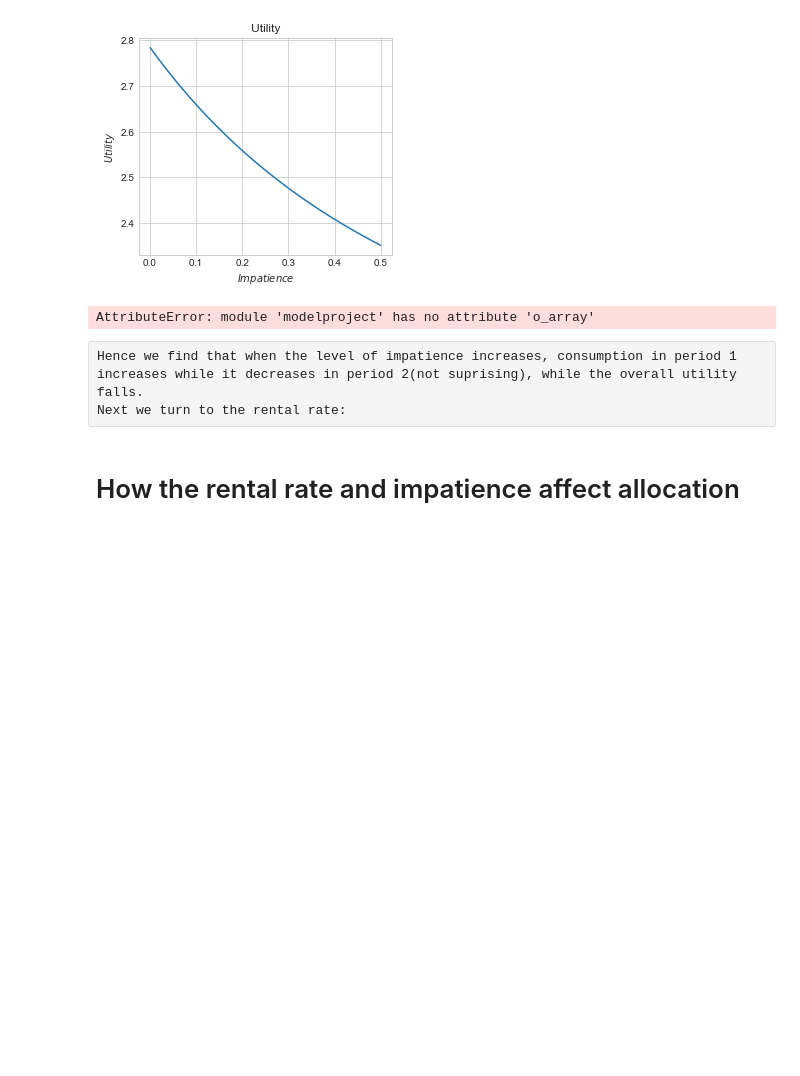
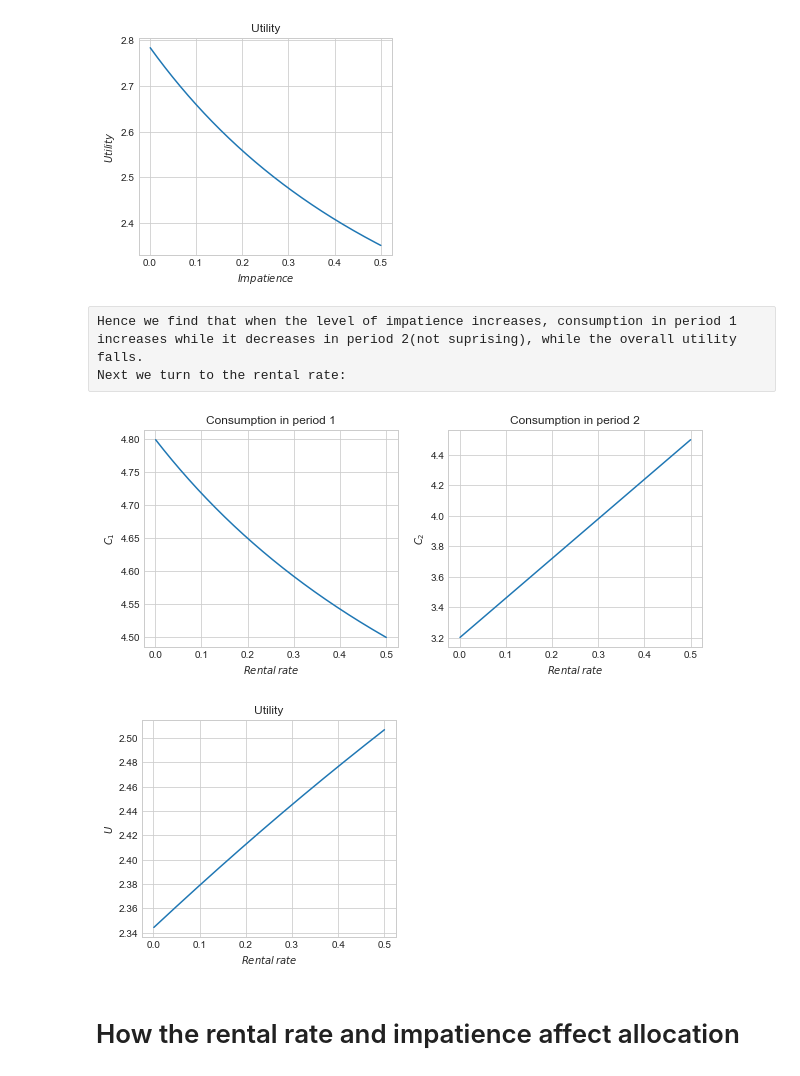
Before and after one commit to AskerNC/projects-2021-m-m, a Jupyter notebook: modelproject/modelproject.ipynb, the cells around one changed output. Drawn from its saved outputs; the diff is of its cells as text; code cells hidden in the pictures; blank space fills up the shorter version.

```diff
--- a/modelproject/modelproject.ipynb
+++ b/modelproject/modelproject.ipynb
@@ -90,7 +90,7 @@ par.Y_L1 = 2
 par.Y_L2 = 2
 par.T_1 = 0.5
 par.T_2 = 0.5
-par.phi = 0.02
+par.phi = 0.3
 
 # b. Compute optimal housing quality, consumption and utility
 c_1star, c_2star, u_star = mp.u_optimise(par)
@@ -131,7 +131,3 @@ mp.one_figure(phi_vec, u_vec, "Utility", "$Impatience$", "$Utility$")
 # %% [output]
 [figure]
 [figure]
-# %%
-c1_vec[i], c2_vec[i], u_vec[i] = mp.o_array(0.001,0.5,par.N,'phi', par, mp.u_optimise)
-# %% [output]
-AttributeError: module 'modelproject' has no attribute 'o_array'
@@ -141,15 +143,18 @@ Next we turn to the rental rate:
 # %%
 # a. Create array of phi's and container for C_1*, C_2* and U*
 r_vec, c1_vec, c2_vec, u_vec = mp.array(0.001,0.5, par.N)
 
 # b. Loop the optimise function over the phi_vec array
 for i in range(par.N):
     par.r = r_vec[i]
     c1_vec[i], c2_vec[i], u_vec[i] = mp.u_optimise(par)
 
 # c. Create graph and plot
-mp.two_figures(phi_vec, c1_vec, "Consumption in period 1", "$Impatience$", "$C_1$", phi_vec, c2_vec, "Consumption in period 2", "$Impatience$", "$C_2$")
-mp.one_figure(phi_vec, u_vec, "Utility", "$Impatience$", "$Utility$")
+mp.two_figures(r_vec, c1_vec, "Consumption in period 1", "$Rental \: rate$", "$C_1$", r_vec, c2_vec, "Consumption in period 2", "$Rental \: rate$", "$C_2$")
+mp.one_figure(r_vec, u_vec, "Utility", "$Rental \: rate$", "$U$")
+# %% [output]
+[figure, added]
+[figure, added]
 # %% [markdown]
 # How the rental rate and impatience affect allocation
 # %% [markdown]
```
Also changed, not shown: parts of 2 cells of this notebook, 1 other file.
